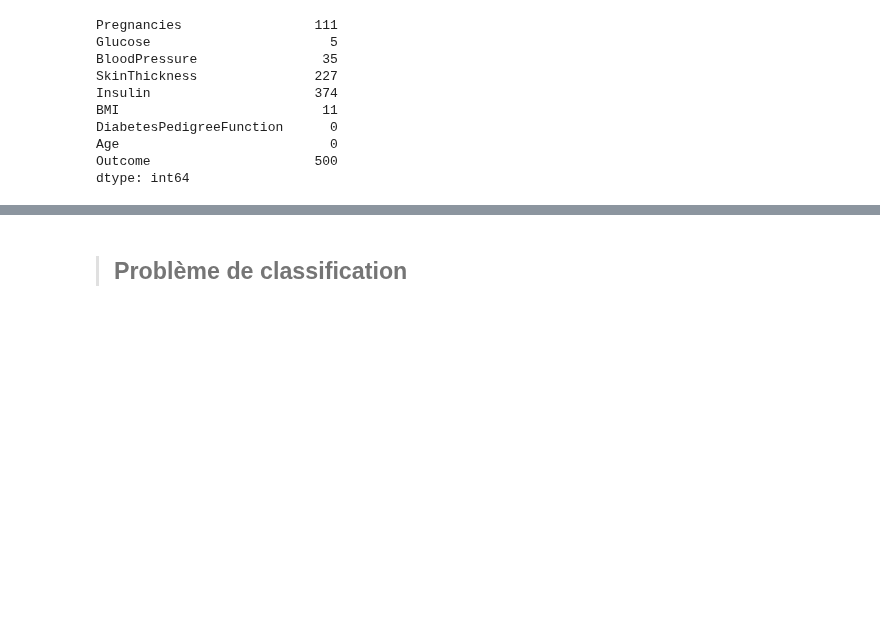
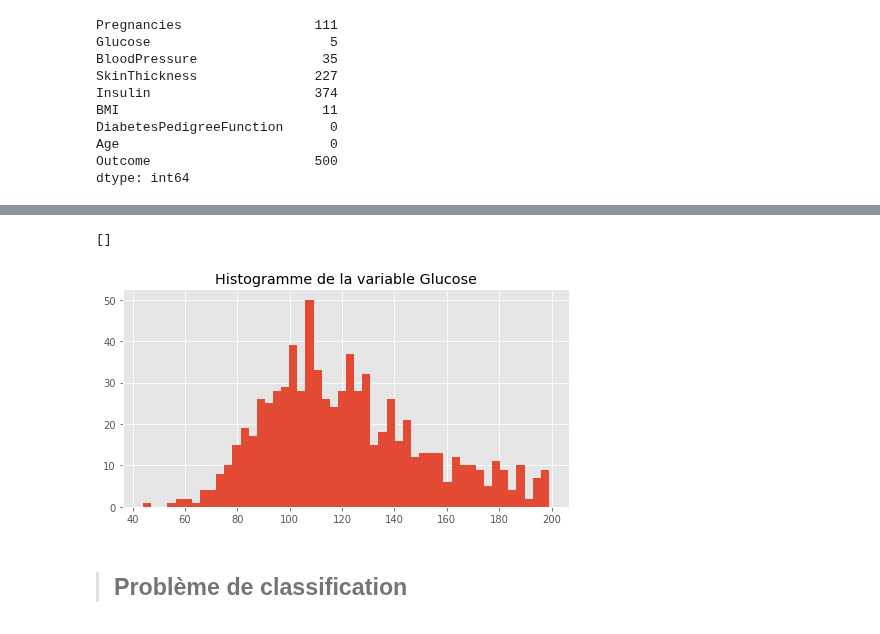
Before and after one commit to JeremCab/ModelisationMathBUT, a Jupyter notebook: TP/0_IntroSKL_CORR.ipynb, the cells around one changed output, grey strips where cells are left out. Cells and saved outputs as stored; diff of their text form; code cells hidden in the pictures; blank space fills up the shorter version.

```diff
--- a/TP/0_IntroSKL_CORR.ipynb
+++ b/TP/0_IntroSKL_CORR.ipynb
@@ -193,3 +204,13 @@ plt.show()
+# %%
+plt.figure(figsize=(8, 4))
+
+df.Glucose.hist(bins=50)
+
+plt.title("Histogramme de la variable Glucose")
+plt.plot()
+# %% [output]
+[]
+[figure, added]
 # %% [markdown]
 > ## Problème de classification
 # %% [markdown]
```
Also changed, not shown: parts of 38 cells of this notebook, 46 other files.
